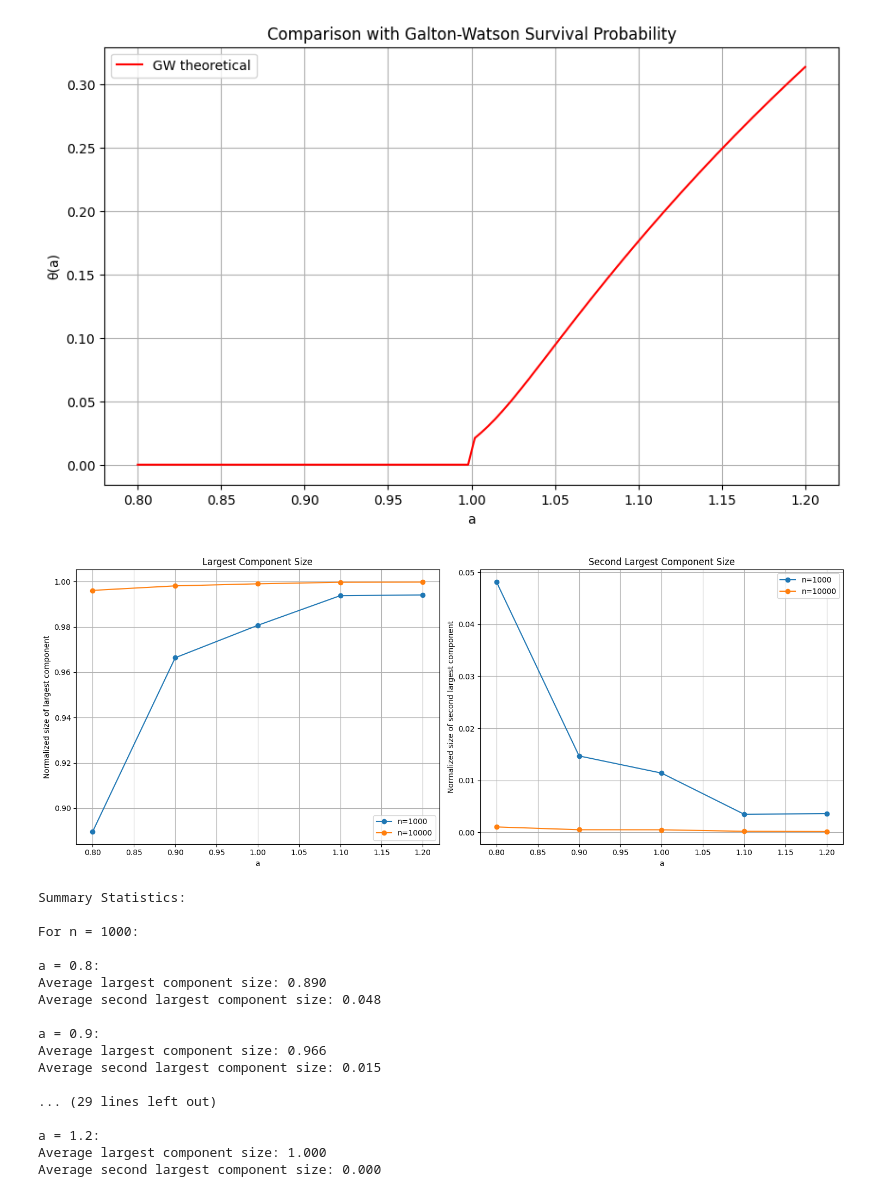
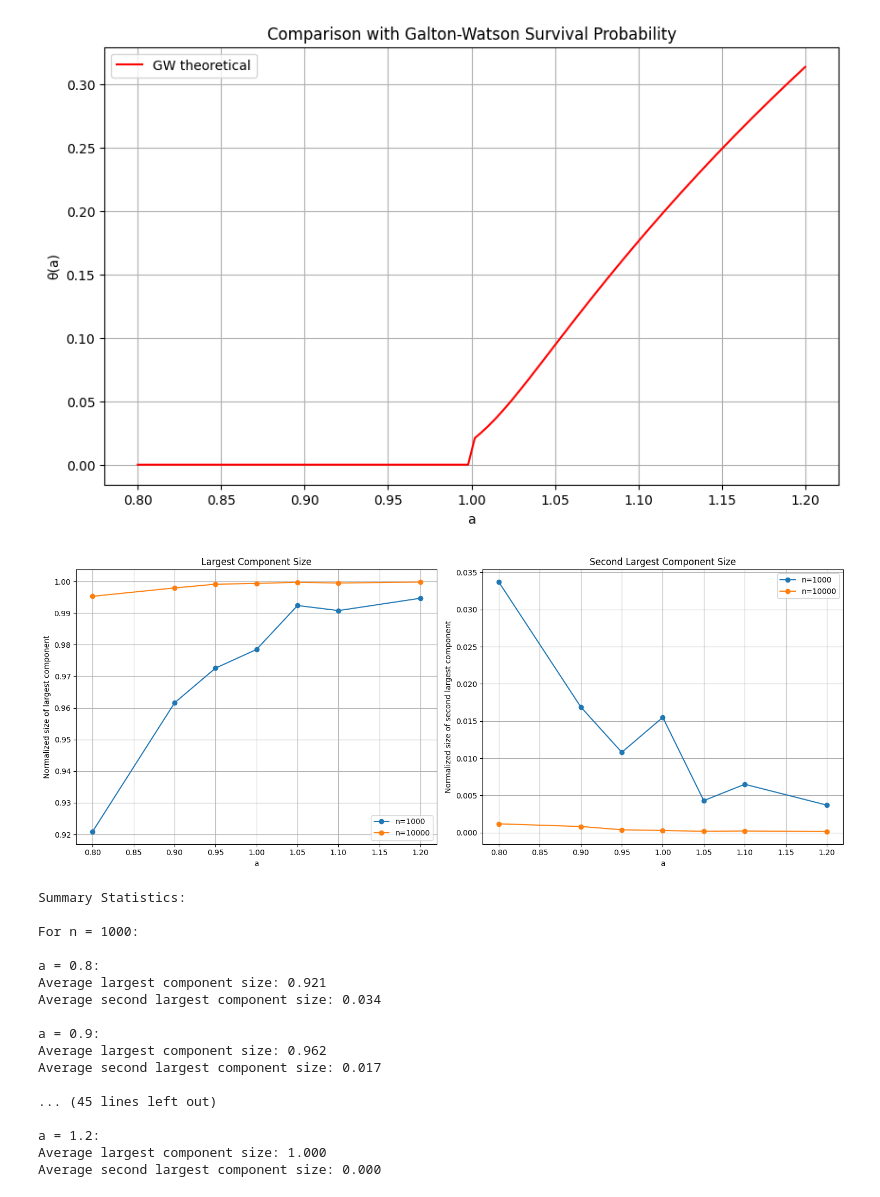
Before and after one commit to erfan-bayat13/computer_aided_simmulation, a Jupyter notebook: random_graphs/gnpTest.ipynb, the cells around one changed output. Drawn from its saved outputs; the diff is of its cells as text; code cells hidden in the pictures.

```diff
--- a/random_graphs/gnpTest.ipynb
+++ b/random_graphs/gnpTest.ipynb
@@ -537,7 +537,7 @@ def analyze_graph_components(n, r, num_iterations=10):
 
 # Parameters
 n_values = [1000, 10000]  # Add 1000000 if computational resources allow
-a_values = [0.8, 0.9, 1.0, 1.1, 1.2]
+a_values = [0.8, 0.9, 0.95, 1.0, 1.05, 1.1, 1.2]
 iterations = 10
 
 # Run analysis
@@ -572,47 +572,47 @@ plt.subplot(1, 2, 2)
 for n in n_values:
     data = df[df['n'] == n]
     mean_sizes = data.groupby('a')['second_largest_component'].mean()
     plt.plot(mean_sizes.index, mean_sizes.values, 'o-', label=f'n={n}')
 
 plt.xlabel('a')
 plt.ylabel('Normalized size of second largest component')
 plt.title('Second Largest Component Size')
 plt.legend()
 plt.grid(True)
 
 plt.tight_layout()
 
 # Save results to CSV
 df.to_csv('geometric_graph_results.csv', index=False)
 
 if __name__ == "__main__":
     plt.show()
 
     # Print summary statistics
     print("\nSummary Statistics:")
     for n in n_values:
         print(f"\nFor n = {n}:")
         n_data = df[df['n'] == n]
         for a in a_values:
             a_data = n_data[n_data['a'].round(3) == a]
             print(f"\na = {a}:")
             print(f"Average largest component size: {a_data['largest_component'].mean():.3f}")
             print(f"Average second largest component size: {a_data['second_largest_component'].mean():.3f}")
 # %% [output]
-[figure, old version]
+[figure, new version]
 Summary Statistics:
 
 For n = 1000:
 
 a = 0.8:
-Average largest component size: 0.890
-Average second largest component size: 0.048
+Average largest component size: 0.921
+Average second largest component size: 0.034
 
 a = 0.9:
-Average largest component size: 0.966
-Average second largest component size: 0.015
+Average largest component size: 0.962
+Average second largest component size: 0.017
 
-... (29 lines left out)
+... (45 lines left out)
 
 a = 1.2:
 Average largest component size: 1.000
```
Also changed, not shown: parts of 2 cells of this notebook, 4 other files.
